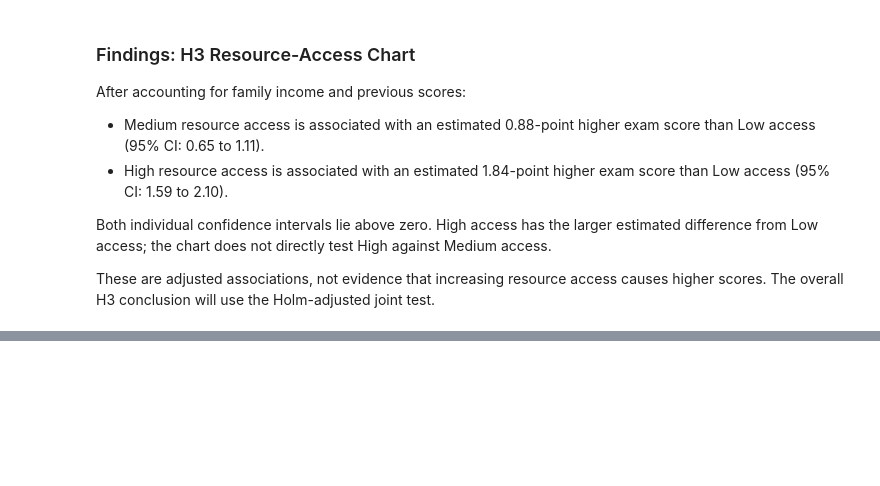
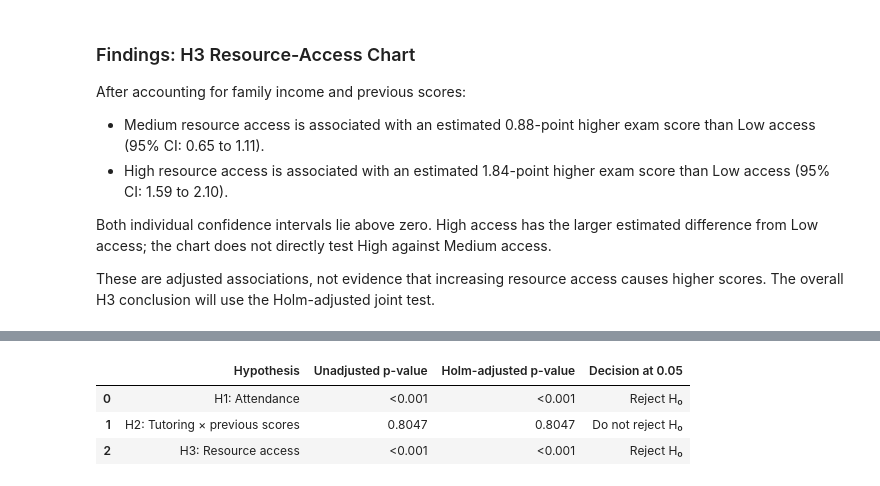
Before and after one commit to LieneRubule/student-performance-analysis, a Jupyter notebook: jupyter_notebooks/Student_Performance_Hypothesis_Testing.ipynb, the cells around one changed output, grey strips where cells are left out. Drawn from its saved outputs; the diff is of its cells as text; code cells hidden in the pictures; blank space fills up the shorter version.

Commit message:
Apply Holm correction and document final hypothesis conclusions

```diff
--- a/jupyter_notebooks/Student_Performance_Hypothesis_Testing.ipynb
+++ b/jupyter_notebooks/Student_Performance_Hypothesis_Testing.ipynb
@@ -2526,0 +2545,50 @@ Holm-adjusted joint test.
+# %%
+# Created with assistance from ChatGPT.
+# Statsmodels documentation — multiple-testing correction:
+# https://www.statsmodels.org/stable/generated/statsmodels.stats.multitest.multipletests.html
+
+from statsmodels.stats.multitest import multipletests
+
+# Use the original full-data models, not the sensitivity models.
+primary_p_values = [
+    float(h1_model.pvalues["Attendance"]),
+    float(h2_model.pvalues["Tutoring_Centred:Previous_Centred"]),
+    float(h3_wald_test.pvalue)
+]
+
+holm_reject, holm_p_values, _, _ = multipletests(
+    primary_p_values,
+    alpha=0.05,
+    method="holm"
+)
+
+hypothesis_results = pd.DataFrame({
+    "Hypothesis": [
+        "H1: Attendance",
+        "H2: Tutoring × previous scores",
+        "H3: Resource access"
+    ],
+    "Unadjusted p-value": primary_p_values,
+    "Holm-adjusted p-value": holm_p_values,
+    "Decision at 0.05": [
+        "Reject H₀" if reject else "Do not reject H₀"
+        for reject in holm_reject
+    ]
+})
+
+# Extremely small p-values can underflow to zero in computation.
+# Display these as <0.001 rather than implying an exact zero.
+def format_hypothesis_p(value):
+    return "<0.001" if value < 0.001 else f"{value:.4f}"
+
+display(
+    hypothesis_results.style.format({
+        "Unadjusted p-value": format_hypothesis_p,
+        "Holm-adjusted p-value": format_hypothesis_p
+    })
+)
+# %% [output]
+|  | Hypothesis | Unadjusted p-value | Holm-adjusted p-value | Decision at 0.05 |
+| 0 | H1: Attendance | <0.001 | <0.001 | Reject H₀ |
+| 1 | H2: Tutoring × previous scores | 0.8047 | 0.8047 | Do not reject H₀ |
+| 2 | H3: Resource access | <0.001 | <0.001 | Reject H₀ |
```
Also changed, not shown: parts of 2 cells of this notebook.
